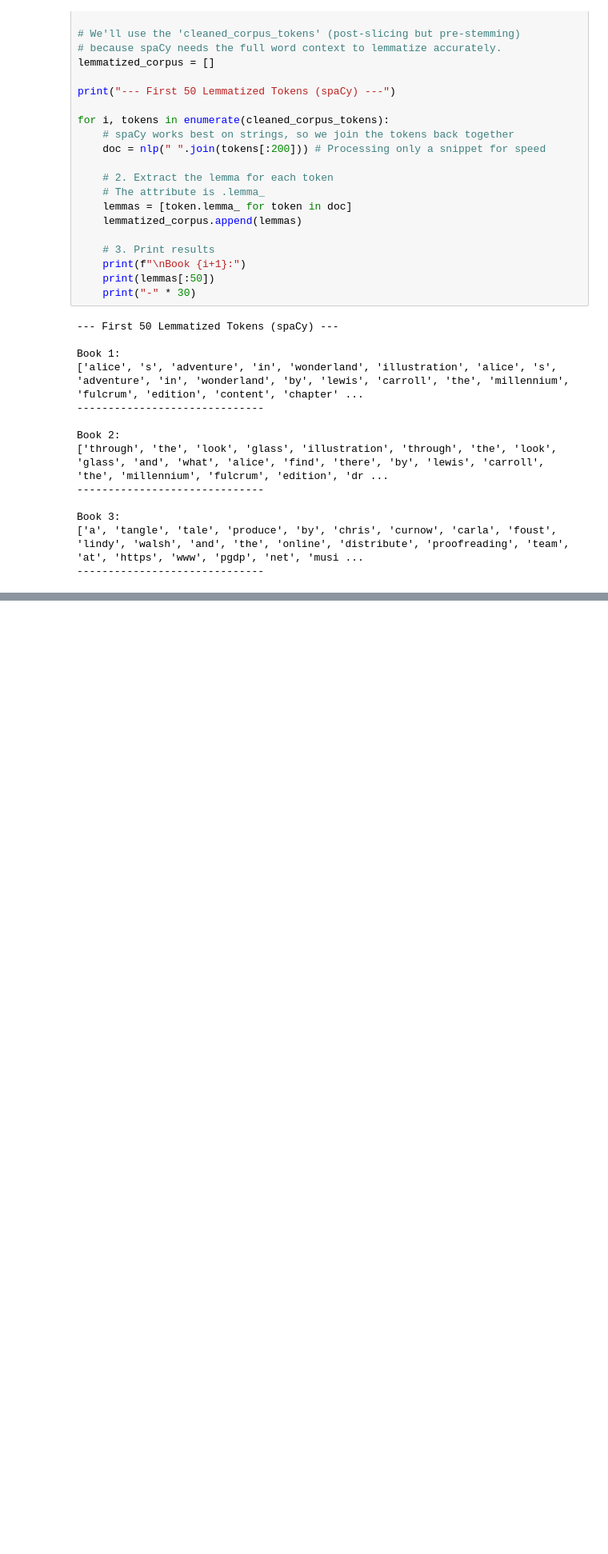
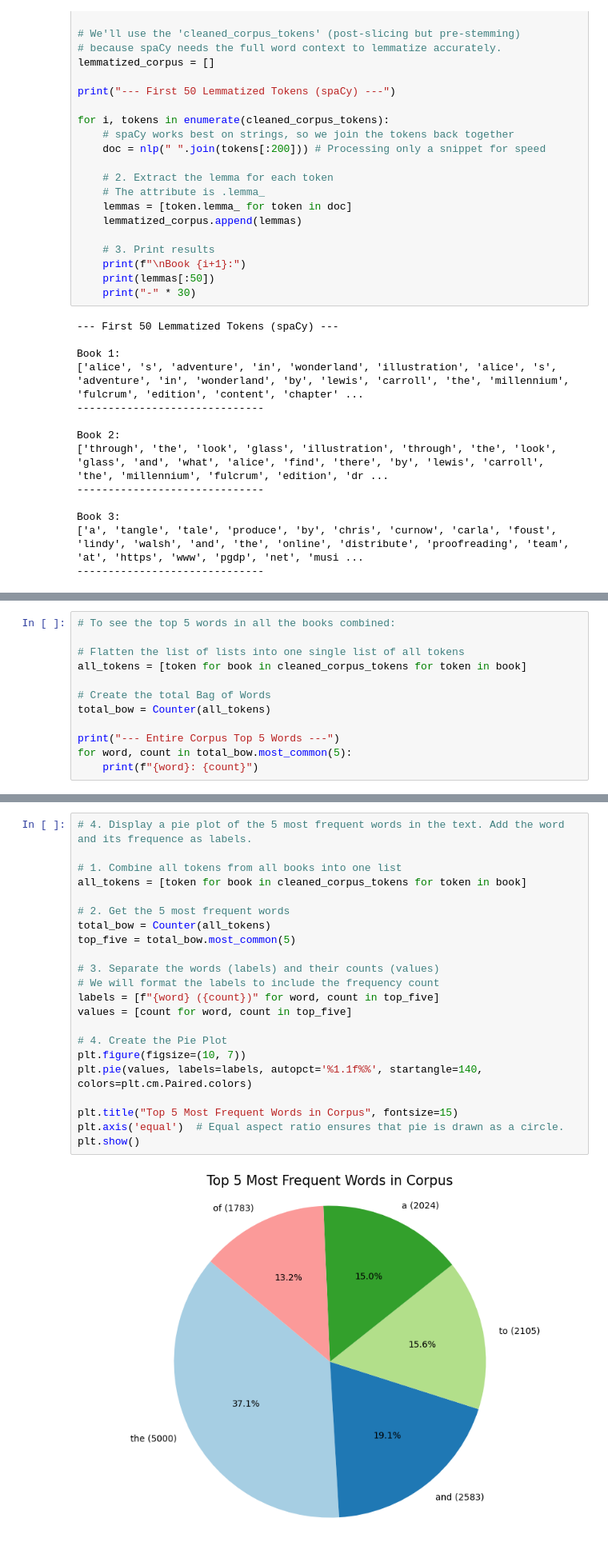
Before and after one commit to benbokser/DI193, a Jupyter notebook: week8/day1/DailyChallenge.ipynb, the cells around one changed output, grey strips where cells are left out. Shown at 80% size. Cells and saved outputs as stored; diff of their text form; blank space fills up the shorter version.

```diff
--- a/week8/day1/DailyChallenge.ipynb
+++ b/week8/day1/DailyChallenge.ipynb
@@ -399,0 +553,12 @@ Book 3:
+# %%
+# To see the top 5 words in all the books combined:
+
+# Flatten the list of lists into one single list of all tokens
+all_tokens = [token for book in cleaned_corpus_tokens for token in book]
+
+# Create the total Bag of Words
+total_bow = Counter(all_tokens)
+
+print("--- Entire Corpus Top 5 Words ---")
+for word, count in total_bow.most_common(5):
+    print(f"{word}: {count}")
@@ -399,0 +626,24 @@ Book 3:
+# %%
+# 4. Display a pie plot of the 5 most frequent words in the text. Add the word and its frequence as labels.
+
+# 1. Combine all tokens from all books into one list
+all_tokens = [token for book in cleaned_corpus_tokens for token in book]
+
+# 2. Get the 5 most frequent words
+total_bow = Counter(all_tokens)
+top_five = total_bow.most_common(5)
+
+# 3. Separate the words (labels) and their counts (values)
+# We will format the labels to include the frequency count
+labels = [f"{word} ({count})" for word, count in top_five]
+values = [count for word, count in top_five]
+
+# 4. Create the Pie Plot
+plt.figure(figsize=(10, 7))
+plt.pie(values, labels=labels, autopct='%1.1f%%', startangle=140, colors=plt.cm.Paired.colors)
+
+plt.title("Top 5 Most Frequent Words in Corpus", fontsize=15)
+plt.axis('equal')  # Equal aspect ratio ensures that pie is drawn as a circle.
+plt.show()
+# %% [output]
+[figure, added]
```
Also changed, not shown: parts of 15 cells of this notebook.
